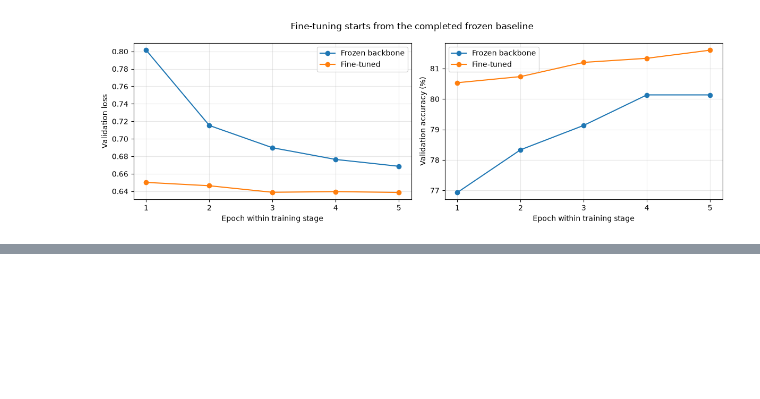
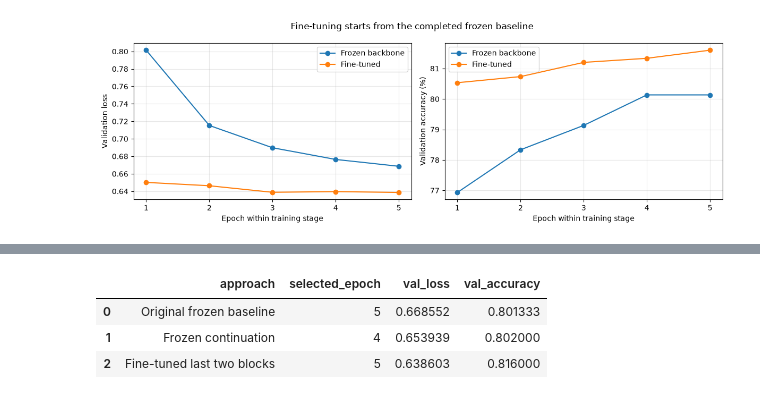
Before and after one commit to liswoodamanda/meal-memory, a Jupyter notebook: notebooks/01_data_and_baseline.ipynb, the cells around one changed output, grey strips where cells are left out. Cells and saved outputs as stored; diff of their text form; code cells hidden in the pictures; blank space fills up the shorter version.

```diff
--- a/notebooks/01_data_and_baseline.ipynb
+++ b/notebooks/01_data_and_baseline.ipynb
@@ -918,0 +1213,35 @@ plt.show()
+# %%
+# AI attribution: Drafted with assistance from OpenAI ChatGPT.
+run_files = {
+    "Original frozen baseline":
+        "efficientnet_frozen_v1_history.csv",
+    "Frozen continuation":
+        "efficientnet_frozen_control_v1_history.csv",
+    "Fine-tuned last two blocks":
+        "efficientnet_finetuned_v1_history.csv",
+}
+
+comparison_rows = []
+
+for name, filename in run_files.items():
+    run_history = pd.read_csv(RESULTS_DIR / filename)
+    best = run_history.loc[run_history["val_loss"].idxmin()]
+
+    comparison_rows.append({
+        "approach": name,
+        "selected_epoch": int(best["epoch"]),
+        "val_loss": best["val_loss"],
+        "val_accuracy": best["val_accuracy"],
+    })
+
+controlled_comparison = pd.DataFrame(comparison_rows)
+controlled_comparison.to_csv(
+    RESULTS_DIR / "controlled_backbone_comparison.csv",
+    index=False,
+)
+display(controlled_comparison)
+# %% [output]
+|  | approach | selected_epoch | val_loss | val_accuracy |
+| 0 | Original frozen baseline | 5 | 0.668552 | 0.801333 |
+| 1 | Frozen continuation | 4 | 0.653939 | 0.802000 |
+| 2 | Fine-tuned last two blocks | 5 | 0.638603 | 0.816000 |
```
Also changed, not shown: parts of 7 cells of this notebook, 6 other files.
